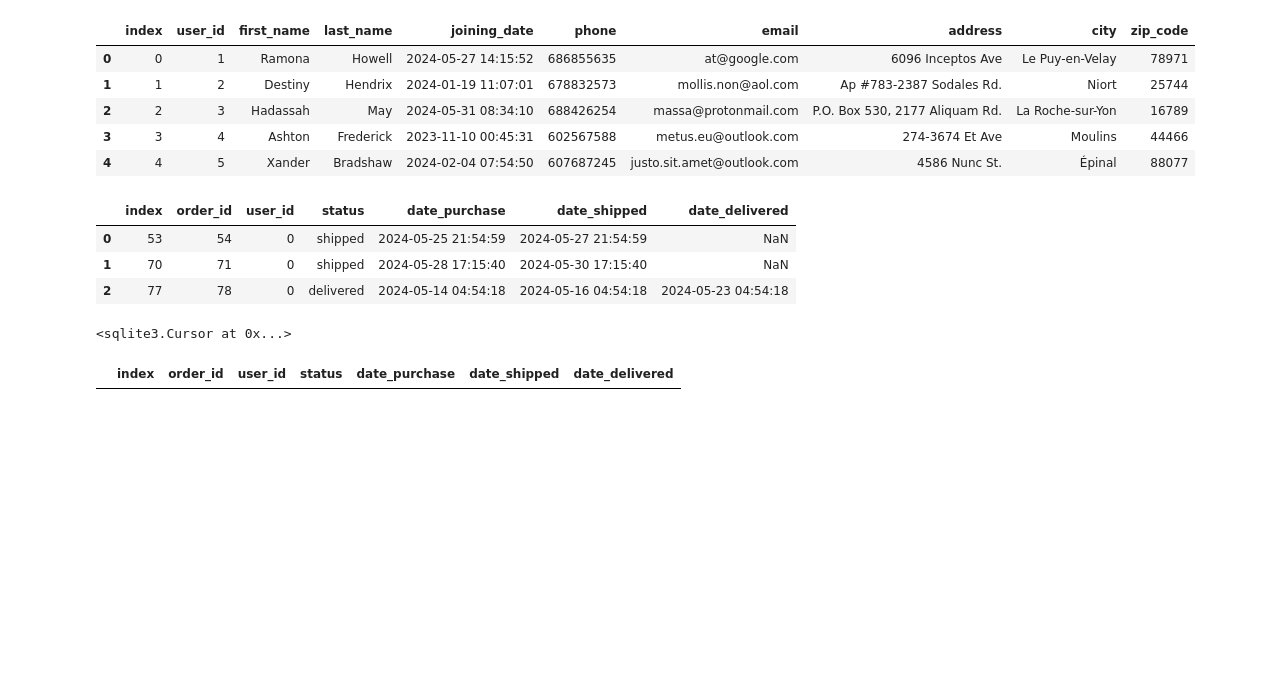
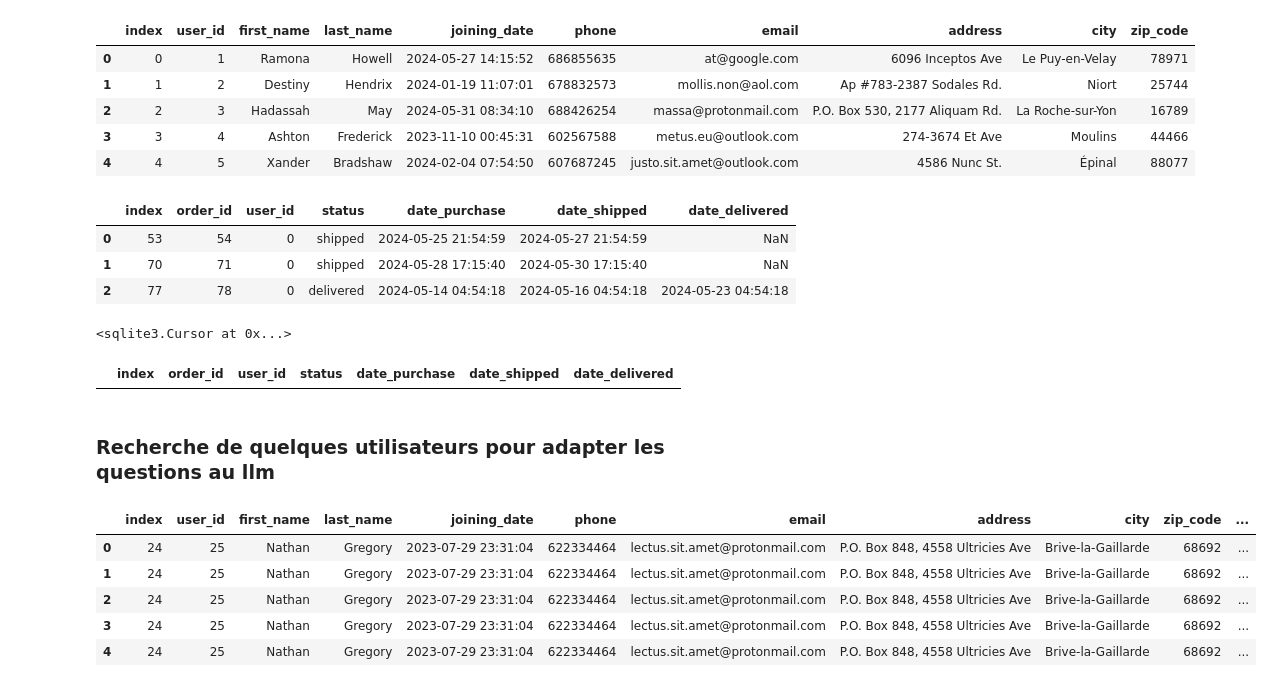
Before and after one commit to Kevin-Le-Grand/virtual_assistant_for_orders, a Jupyter notebook: datas/contenu_csv.ipynb, the cells around one changed output. Cells and saved outputs as stored; diff of their text form; code cells hidden in the pictures; blank space fills up the shorter version.

```diff
--- a/datas/contenu_csv.ipynb
+++ b/datas/contenu_csv.ipynb
@@ -132,3 +132,28 @@ verif = pd.read_sql_query("SELECT * FROM orders WHERE user_id=0;", conn)
 display(verif)
 # %% [output]
 |  | index | order_id | user_id | status | date_purchase | date_shipped | date_delivered |
+# %% [markdown]
+### Recherche de quelques utilisateurs pour adapter les questions au llm
+# %%
+# La personne qui a passé le plus de commandes
+best_order = pd.read_sql_query("""
+    SELECT *
+    FROM users u
+    JOIN orders o ON u.user_id = o.user_id
+    WHERE u.user_id = (
+        SELECT user_id
+        FROM orders
+        GROUP BY user_id
+        ORDER BY COUNT(order_id) DESC
+        LIMIT 1
+    );
+""", con=conn)
+
+display(best_order)
+# %% [output]
+|  | index | user_id | first_name | last_name | joining_date | phone | email | address | city | zip_code | ... |
+| 0 | 24 | 25 | Nathan | Gregory | 2023-07-29 23:31:04 | 622334464 | lectus.sit.amet@protonmail.com | P.O. Box 848, 4558 Ultricies Ave | Brive-la-Gaillarde | 68692 | ... |
+| 1 | 24 | 25 | Nathan | Gregory | 2023-07-29 23:31:04 | 622334464 | lectus.sit.amet@protonmail.com | P.O. Box 848, 4558 Ultricies Ave | Brive-la-Gaillarde | 68692 | ... |
+| 2 | 24 | 25 | Nathan | Gregory | 2023-07-29 23:31:04 | 622334464 | lectus.sit.amet@protonmail.com | P.O. Box 848, 4558 Ultricies Ave | Brive-la-Gaillarde | 68692 | ... |
+| 3 | 24 | 25 | Nathan | Gregory | 2023-07-29 23:31:04 | 622334464 | lectus.sit.amet@protonmail.com | P.O. Box 848, 4558 Ultricies Ave | Brive-la-Gaillarde | 68692 | ... |
+| 4 | 24 | 25 | Nathan | Gregory | 2023-07-29 23:31:04 | 622334464 | lectus.sit.amet@protonmail.com | P.O. Box 848, 4558 Ultricies Ave | Brive-la-Gaillarde | 68692 | ... |
```
Also changed, not shown: parts of 1 cell of this notebook, 6 other files.
